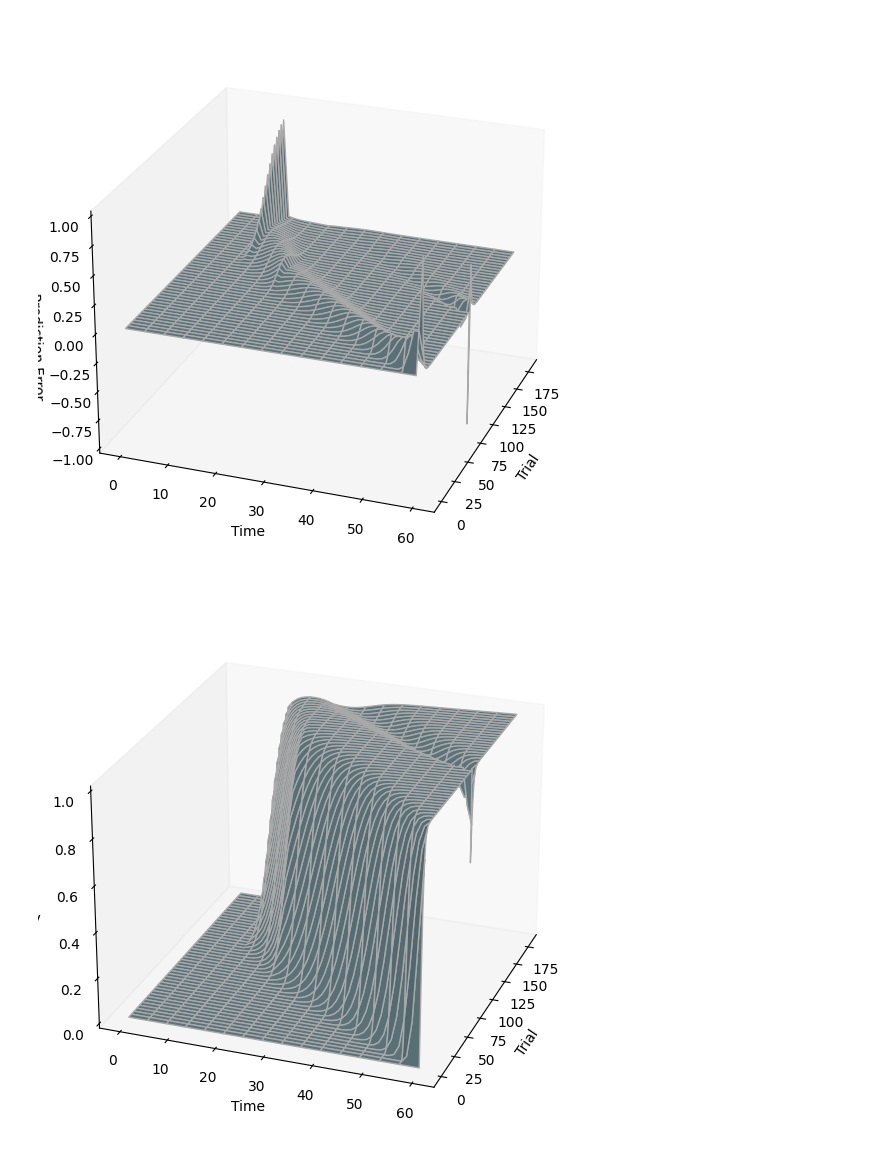
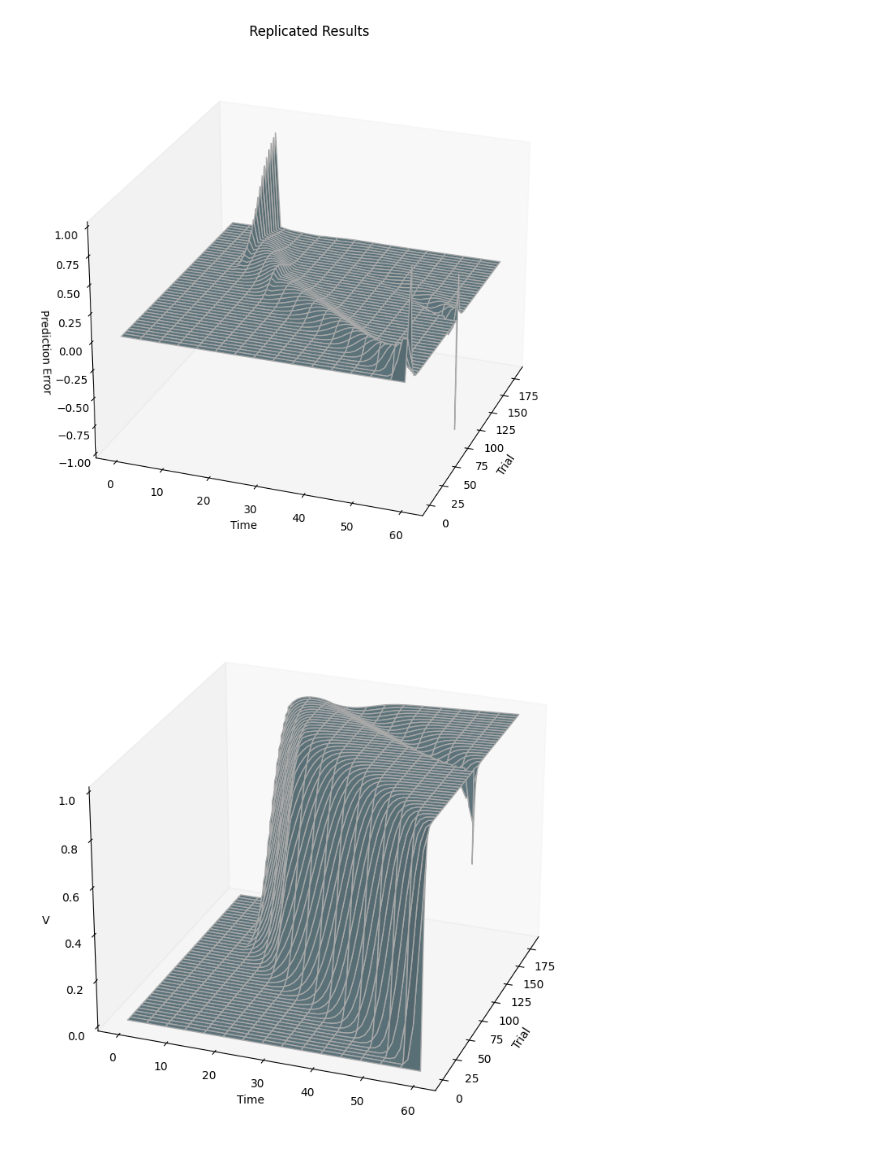
Before and after one commit to Utsav-Lal/Personal-Projects, a Jupyter notebook: TD/TD_Implementation.ipynb, the cells around one changed output. Saved outputs shown, nothing was run; the diff lists cells and outputs as text; code cells hidden in the pictures.

```diff
--- a/TD/TD_Implementation.ipynb
+++ b/TD/TD_Implementation.ipynb
@@ -72,41 +72,44 @@ ax.set_zlabel("Prediction Error")
 ax.view_init(elev=25, azim=-160)
 ax.grid(False)
 plt.gca().invert_yaxis()
+plt.tight_layout()
+ax.set_title("Replicated Results")
 plt.show()
 
 
 # Graph Vhat
 data = Vhat[:,:-1]
 
 fig = plt.figure(figsize=(10, 7))
 ax = fig.add_subplot(111, projection="3d")
 
 trial = np.arange(trials)
 time = np.arange(61)
 Time, Trial = np.meshgrid(time, trial)
 
 ax.plot_surface(
     Trial,
     Time,
     data,
     color="lightblue",
     edgecolor="darkgrey",
     linewidth=1,
     rstride = 4,
     cstride = 4,
 )
 
 ax.set_xlabel("Trial")
 ax.set_ylabel("Time")
 ax.set_zlabel("V")
 
 ax.view_init(elev=25, azim=-160)
 ax.grid(False)
 plt.gca().invert_yaxis()
+plt.tight_layout()
 plt.show()
 # %% [output]
-[figure, old version]
+[figure, new version]
-[figure, old version]
+[figure, new version]
 # %%
 import numpy as np
 a = 0.2  # learning rate
```
Also changed, not shown: parts of 2 cells of this notebook.
